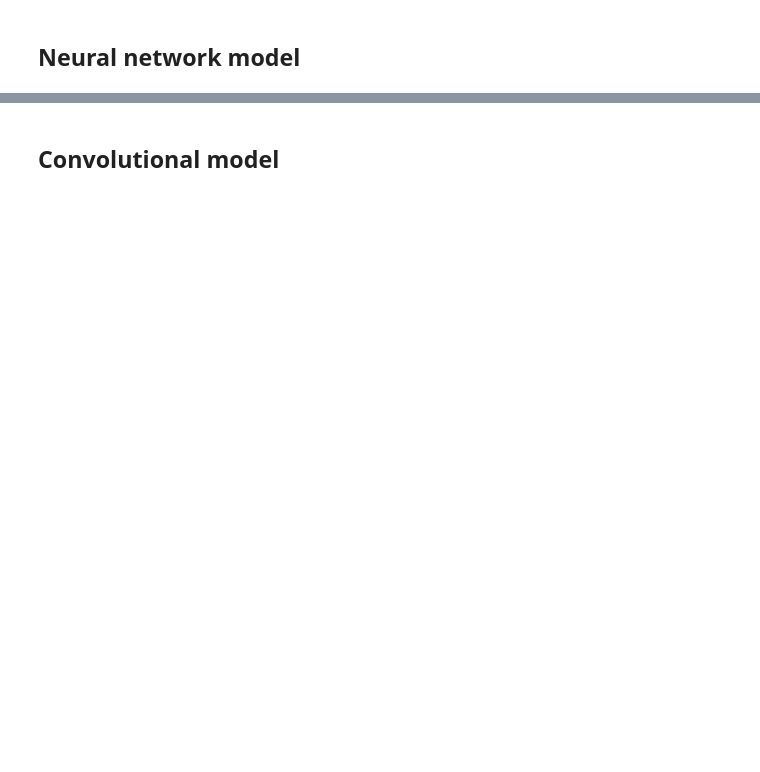
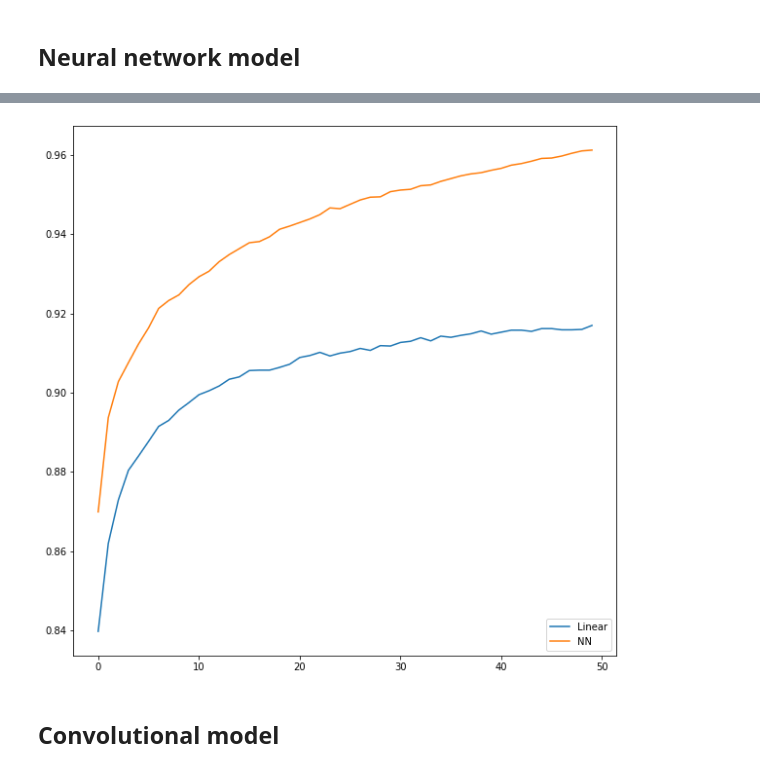
Before and after one commit to sueiras/text_mining, a Jupyter notebook: 04_RNN/00_intro_to_keras.ipynb, the cells around one changed output, grey strips where cells are left out. Saved outputs shown, nothing was run; the diff lists cells and outputs as text; code cells hidden in the pictures; blank space fills up the shorter version.

```diff
--- a/04_RNN/00_intro_to_keras.ipynb
+++ b/04_RNN/00_intro_to_keras.ipynb
@@ -133,11 +249,13 @@ plt.show()
 # %%
 # Compare the two models
 plt.rcParams['figure.figsize'] = (10, 10)
 
-plt.plot(history_linear.history['val_acc'], label='Linear')
-plt.plot(history_nn.history['val_acc'], label='NN')
+plt.plot(history_linear.history['val_accuracy'], label='Linear')
+plt.plot(history_nn.history['val_accuracy'], label='NN')
 plt.legend(loc='lower right')
 plt.show()
+# %% [output]
+[figure, added]
 # %% [markdown]
 ## Convolutional model
 # %%
```
Also changed, not shown: parts of 19 cells of this notebook, 14 other files.
